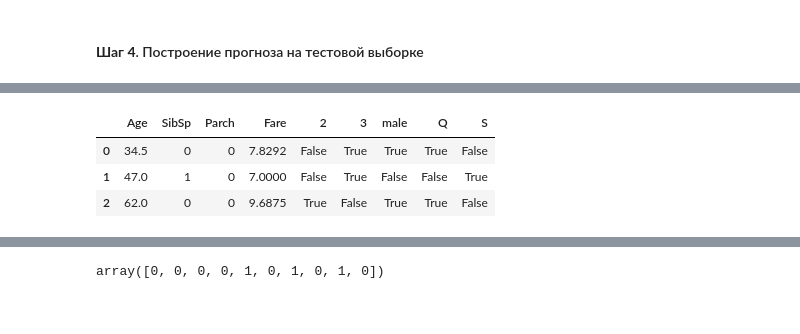
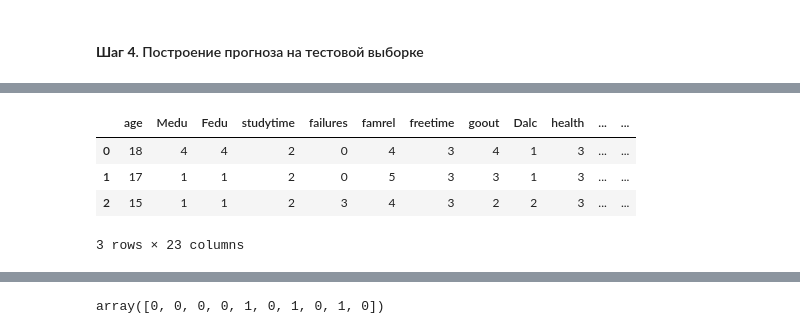
Before and after one commit to anryisreal/Dataset, a Jupyter notebook: Лабораторная_2.ipynb, the cells around one changed output, grey strips where cells are left out. Saved outputs shown, nothing was run; the diff lists cells and outputs as text; code cells hidden in the pictures.

```diff
--- a/Лабораторная_2.ipynb
+++ b/Лабораторная_2.ipynb
@@ -160,4 +202,4 @@ train.head(3)
 # %%
 # сделаем то же самое с файлом test.csv
-test = pd.read_csv('/content/test.csv')
+test = pd.read_csv('/content/student-mat.csv')
 test.head(3)
@@ -465,5 +542,5 @@ test.head(3)
 X_test = test
 # %%
 # заполним пропуски в переменных Age и Fare средним арифметическим
-X_test['Age'].fillna(test['Age'].mean(), inplace = True)
-X_test['Fare'].fillna(test['Fare'].mean(), inplace = True)
+X_test['age'].fillna(test['age'].mean(), inplace = True)
+X_test['famrel'].fillna(test['famrel'].mean(), inplace = True)
@@ -470,22 +560,23 @@ X_test['Fare'].fillna(test['Fare'].mean(), inplace = True)
 # %%
 # выполним one-hot encoding категориальных переменных
-sex = pd.get_dummies(X_test['Sex'], drop_first = True)
-embarked = pd.get_dummies(X_test['Embarked'], drop_first = True)
-pclass = pd.get_dummies(X_test['Pclass'], drop_first = True)
+sex = pd.get_dummies(X_test['sex'], drop_first = True)
+embarked = pd.get_dummies(X_test['health'], drop_first = True)
+pclass = pd.get_dummies(X_test['Walc'], drop_first = True)
 # %%
 # присоединим новые столбцы к исходному датафрейму
 X_test = pd.concat([test, pclass, sex, embarked], axis = 1)
 
 # и удалим данные, которые теперь не нужны
-X_test.drop(['PassengerId', 'Pclass', 'Name', 'Sex', 'Cabin', 'Ticket', 'Embarked'], axis = 1, inplace = True)
+X_test.drop(['Fjob', 'Mjob', 'Pstatus', 'Walc', 'activities', 'address', 'famsize', 'famsup', 'guardian', 'higher', 'internet', 'nursery', 'paid', 'reason', 'romantic', 'school', 'schoolsup', 'sex', 'traveltime'], axis = 1, inplace = True)
 
 # посмотрим на результат
 X_test.head(3)
 # %% [output]
-|  | Age | SibSp | Parch | Fare | 2 | 3 | male | Q | S |
-| 0 | 34.5 | 0 | 0 | 7.8292 | False | True | True | True | False |
-| 1 | 47.0 | 1 | 0 | 7.0000 | False | True | False | False | True |
-| 2 | 62.0 | 0 | 0 | 9.6875 | True | False | True | True | False |
+|  | age | Medu | Fedu | studytime | failures | famrel | freetime | goout | Dalc | health | ... | ... |
+| 0 | 18 | 4 | 4 | 2 | 0 | 4 | 3 | 4 | 1 | 3 | ... | ... |
+| 1 | 17 | 1 | 1 | 2 | 0 | 5 | 3 | 3 | 1 | 3 | ... | ... |
+| 2 | 15 | 1 | 1 | 2 | 3 | 4 | 3 | 2 | 2 | 3 | ... | ... |
+3 rows × 23 columns
 # %%
 # применим среднее арифметическое и СКО обучающей выборки для масштабирования тестовых данных
 X_test[cols_to_scale] = scaler.transform(X_test[cols_to_scale])
```
Also changed, not shown: parts of 39 cells of this notebook.
